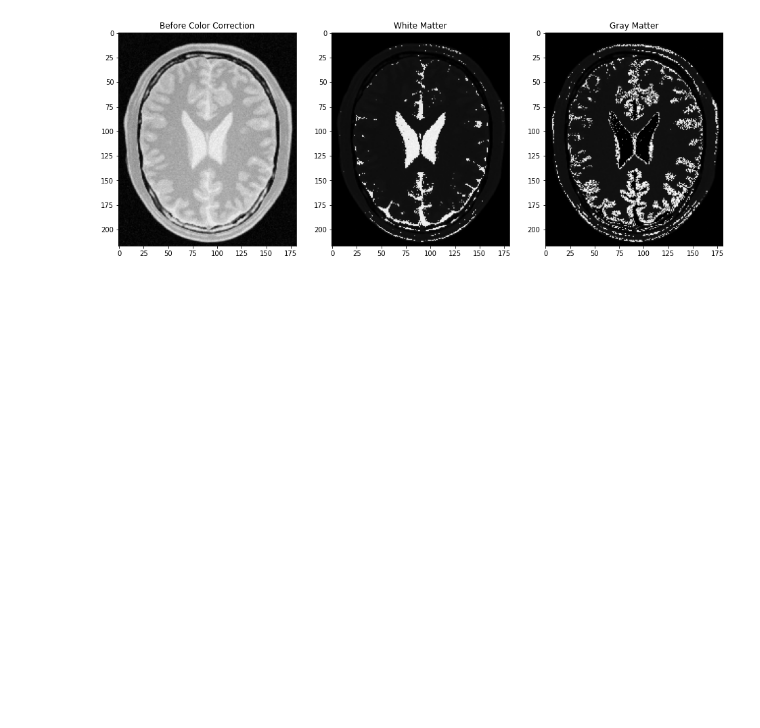
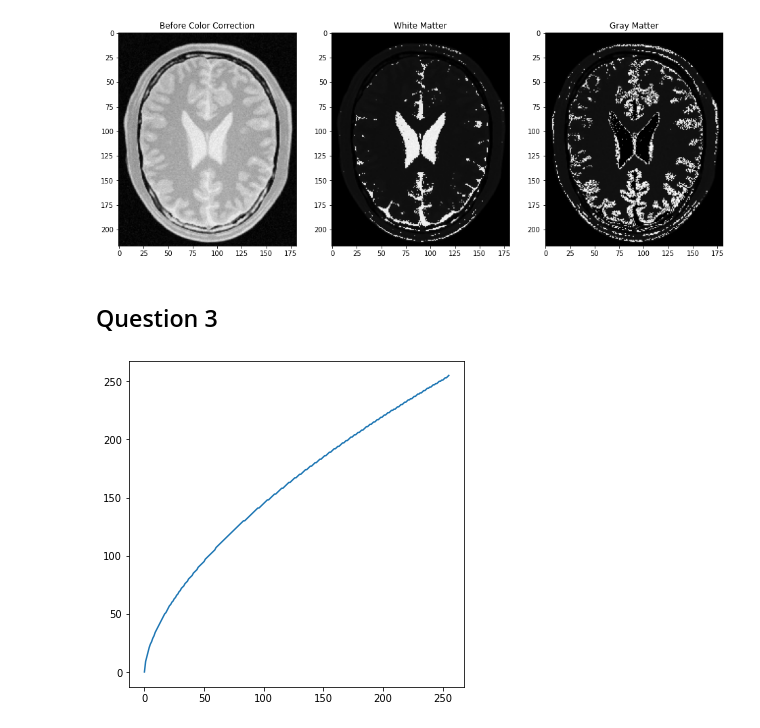
Before and after one commit to YSK-Machine-Vision-EN2550/Assignment_1, a Jupyter notebook: Book1.ipynb, the cells around one changed output. Drawn from its saved outputs; the diff is of its cells as text; code cells hidden in the pictures; blank space fills up the shorter version.

Commit message:
Question 3 Done

```diff
--- a/Book1.ipynb
+++ b/Book1.ipynb
@@ -140,3 +140,15 @@ ax[2].imshow(img_gray)
 plt.show()
 # %% [output]
 [figure]
+# %% [markdown]
+## Question 3
+# %%
+# Creating gamma correction
+gamma_val = 0.6
+transform = np.array([(p/255) ** gamma_val* 255 for p in range(256)], dtype=np.uint8)
+
+_, ax = plt.subplots(figsize = (6, 6))
+ax.plot(transform)
+plt.show()
+# %% [output]
+[figure, added]
```
Also changed, not shown: parts of 2 cells of this notebook.
